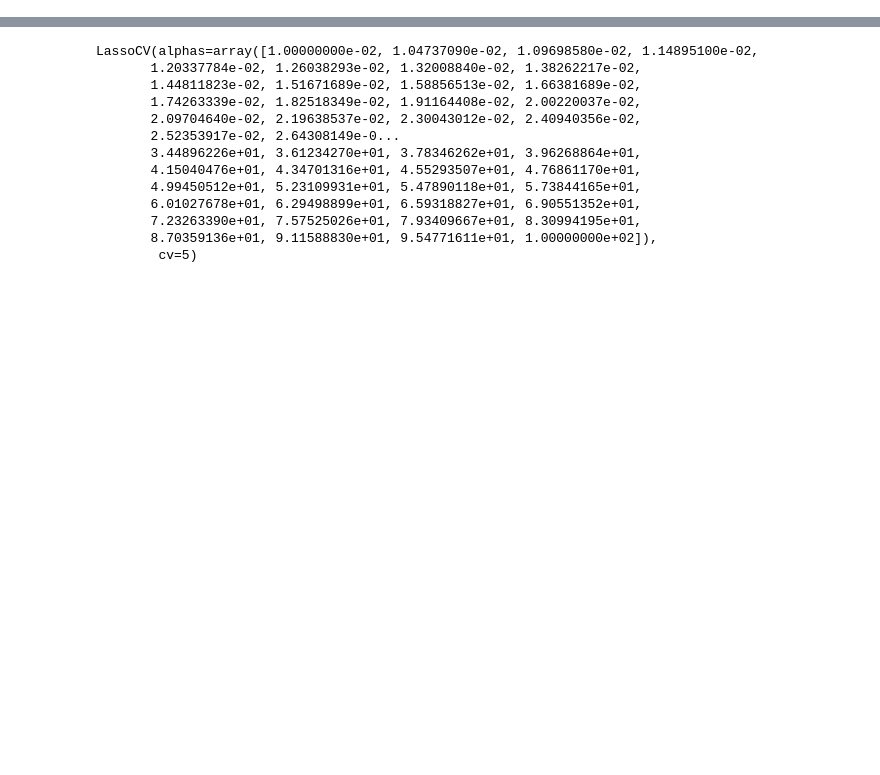
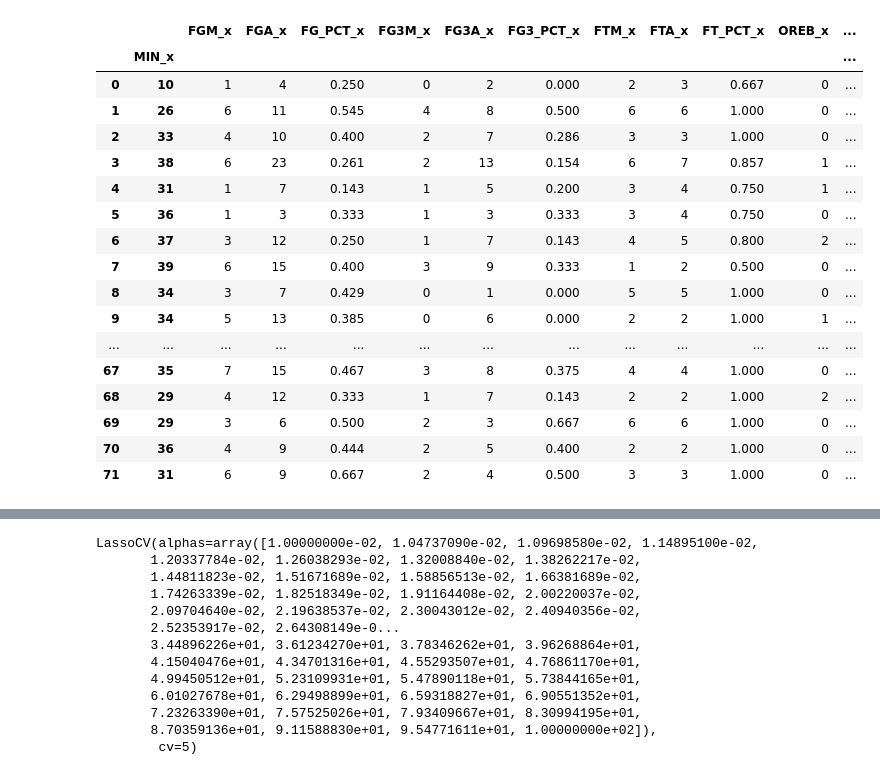
Before and after one commit to Krxnky/props.ai, a Jupyter notebook: Backend/model.ipynb, the cells around one changed output, grey strips where cells are left out. Cells and saved outputs as stored; diff of their text form; code cells hidden in the pictures; blank space fills up the shorter version.

```diff
--- a/Backend/model.ipynb
+++ b/Backend/model.ipynb
@@ -40,8 +40,28 @@ scaler = StandardScaler()
 # %%
 df = pd.read_csv('modeling_data.csv', index_col=[0,1])
 df2 = df.copy()
 
 line_score = 12.5
+df
+# %% [output]
+|  |  | FGM_x | FGA_x | FG_PCT_x | FG3M_x | FG3A_x | FG3_PCT_x | FTM_x | FTA_x | FT_PCT_x | OREB_x | ... |
+|  | MIN_x |  |  |  |  |  |  |  |  |  |  | ... |
+| 0 | 10 | 1 | 4 | 0.250 | 0 | 2 | 0.000 | 2 | 3 | 0.667 | 0 | ... |
+| 1 | 26 | 6 | 11 | 0.545 | 4 | 8 | 0.500 | 6 | 6 | 1.000 | 0 | ... |
+| 2 | 33 | 4 | 10 | 0.400 | 2 | 7 | 0.286 | 3 | 3 | 1.000 | 0 | ... |
+| 3 | 38 | 6 | 23 | 0.261 | 2 | 13 | 0.154 | 6 | 7 | 0.857 | 1 | ... |
+| 4 | 31 | 1 | 7 | 0.143 | 1 | 5 | 0.200 | 3 | 4 | 0.750 | 1 | ... |
+| 5 | 36 | 1 | 3 | 0.333 | 1 | 3 | 0.333 | 3 | 4 | 0.750 | 0 | ... |
+| 6 | 37 | 3 | 12 | 0.250 | 1 | 7 | 0.143 | 4 | 5 | 0.800 | 2 | ... |
+| 7 | 39 | 6 | 15 | 0.400 | 3 | 9 | 0.333 | 1 | 2 | 0.500 | 0 | ... |
+| 8 | 34 | 3 | 7 | 0.429 | 0 | 1 | 0.000 | 5 | 5 | 1.000 | 0 | ... |
+| 9 | 34 | 5 | 13 | 0.385 | 0 | 6 | 0.000 | 2 | 2 | 1.000 | 1 | ... |
+| ... | ... | ... | ... | ... | ... | ... | ... | ... | ... | ... | ... | ... |
+| 67 | 35 | 7 | 15 | 0.467 | 3 | 8 | 0.375 | 4 | 4 | 1.000 | 0 | ... |
+| 68 | 29 | 4 | 12 | 0.333 | 1 | 7 | 0.143 | 2 | 2 | 1.000 | 2 | ... |
+| 69 | 29 | 3 | 6 | 0.500 | 2 | 3 | 0.667 | 6 | 6 | 1.000 | 0 | ... |
+| 70 | 36 | 4 | 9 | 0.444 | 2 | 5 | 0.400 | 2 | 2 | 1.000 | 0 | ... |
+| 71 | 31 | 6 | 9 | 0.667 | 2 | 4 | 0.500 | 3 | 3 | 1.000 | 0 | ... |
 # %%
 X, y =  df2.drop(columns=['PTS_x']), df['PTS_x']
 y = y.apply(lambda x: 1 if x > line_score else 0)
```
Also changed, not shown: parts of 2 cells of this notebook, 2 other files.
